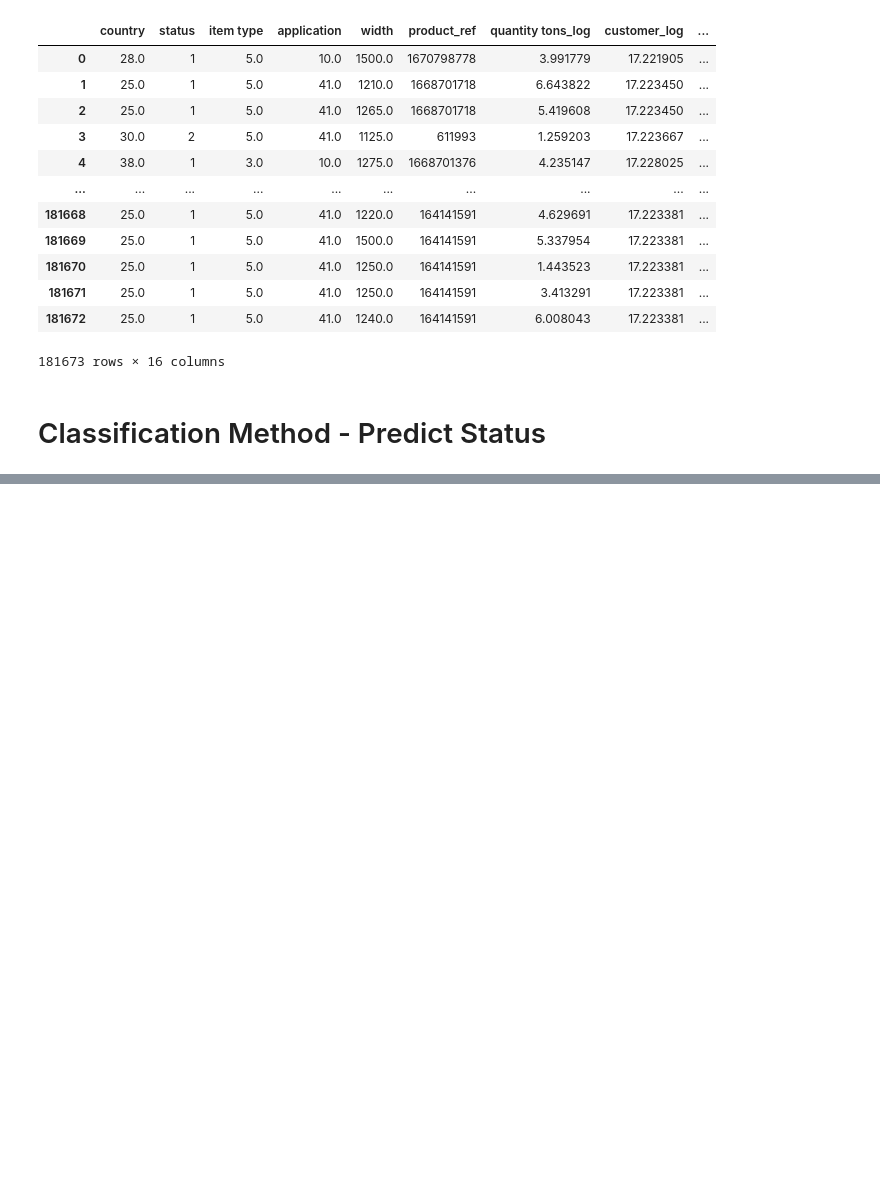
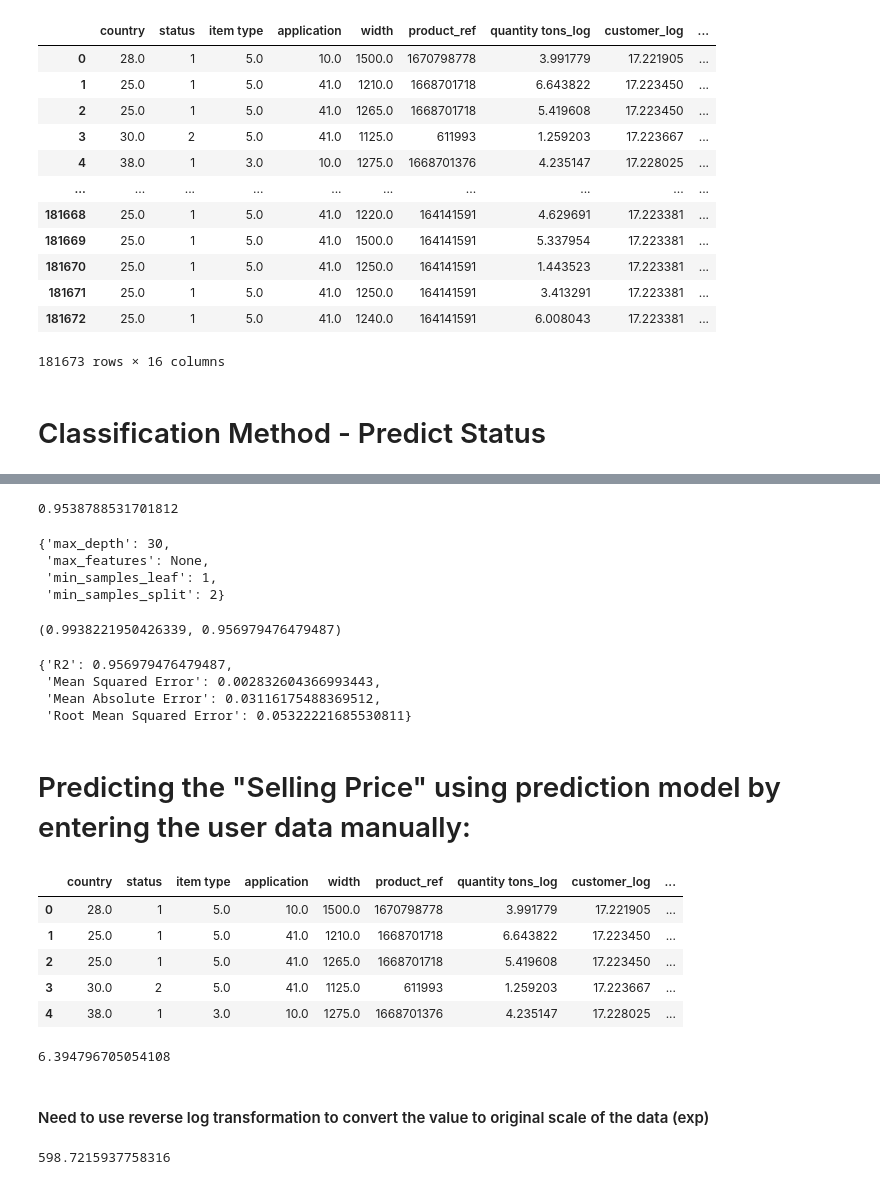
Before and after one commit to vishwasbasotra/Industrial-Copper-Modeling, a Jupyter notebook: Industrial Copper Modeling.ipynb, the cells around one changed output, grey strips where cells are left out. Cells and saved outputs as stored; diff of their text form; code cells hidden in the pictures; blank space fills up the shorter version.

```diff
--- a/Industrial Copper Modeling.ipynb
+++ b/Industrial Copper Modeling.ipynb
@@ -1040,0 +1147,70 @@ plt.show()
+# %%
+grid_search_r.best_score_
+# %% [output]
+0.9538788531701812
+# %%
+grid_search_r.best_params_
+# %% [output]
+{'max_depth': 30,
+ 'max_features': None,
+ 'min_samples_leaf': 1,
+ 'min_samples_split': 2}
+# %%
+# passing the best features and checking the accuracy for both training and testing & overfitting
+X = df_final.drop(columns=['selling_price_log'], axis=1)
+y = df_final['selling_price_log']
+X_train, X_test, y_train, y_test = train_test_split(X, y, test_size=0.2, random_state=42)
+model = RandomForestRegressor(max_depth = 30, max_features = None, min_samples_leaf = 1, min_samples_split = 2).fit(X_train, y_train)
+
+y_pred_train = model.predict(X_train)
+y_pred_test = model.predict(X_test)
+
+r2_train = r2_score(y_train, y_pred_train)
+r2_test = r2_score(y_test, y_pred_test)
+r2_train, r2_test
+# %% [output]
+(0.9938221950426339, 0.956979476479487)
+# %%
+#calculating the accuracy using metrics
+
+y_pred = model.predict(X_test)
+
+mse = mean_squared_error(y_test, y_pred)
+mae = mean_absolute_error(y_test, y_pred)
+rmse = np.sqrt(mse)
+r2 = r2_score(y_test, y_pred)
+metric_r = {
+    "R2": r2,
+    'Mean Squared Error': mse,
+    "Mean Absolute Error": mae,
+    "Root Mean Squared Error": rmse
+}
+metric_r
+# %% [output]
+{'R2': 0.956979476479487,
+ 'Mean Squared Error': 0.002832604366993443,
+ 'Mean Absolute Error': 0.03116175488369512,
+ 'Root Mean Squared Error': 0.05322221685530811}
+# %% [markdown]
+# Predicting the "Selling Price" using prediction model by entering the user data manually:
+# %%
+df_final.head()
+# %% [output]
+|  | country | status | item type | application | width | product_ref | quantity tons_log | customer_log | ... |
+| 0 | 28.0 | 1 | 5.0 | 10.0 | 1500.0 | 1670798778 | 3.991779 | 17.221905 | ... |
+| 1 | 25.0 | 1 | 5.0 | 41.0 | 1210.0 | 1668701718 | 6.643822 | 17.223450 | ... |
+| 2 | 25.0 | 1 | 5.0 | 41.0 | 1265.0 | 1668701718 | 5.419608 | 17.223450 | ... |
+| 3 | 30.0 | 2 | 5.0 | 41.0 | 1125.0 | 611993 | 1.259203 | 17.223667 | ... |
+| 4 | 38.0 | 1 | 3.0 | 10.0 | 1275.0 | 1668701376 | 4.235147 | 17.228025 | ... |
+# %%
+user_data = np.array([[27, 3, 4, 11, 1000, 24324321, 5.3, 14.4, -0.034, 5, 6, 2022, 12, 12, 2023]])
+y_pred = model.predict(user_data)
+y_pred[0]
+# %% [output]
+6.394796705054108
+# %% [markdown]
+#### Need to use reverse log transformation to convert the value to original scale of the data (exp)
+# %%
+np.exp(y_pred[0])
+# %% [output]
+598.7215937758316
```
Also changed, not shown: parts of 59 cells of this notebook.
